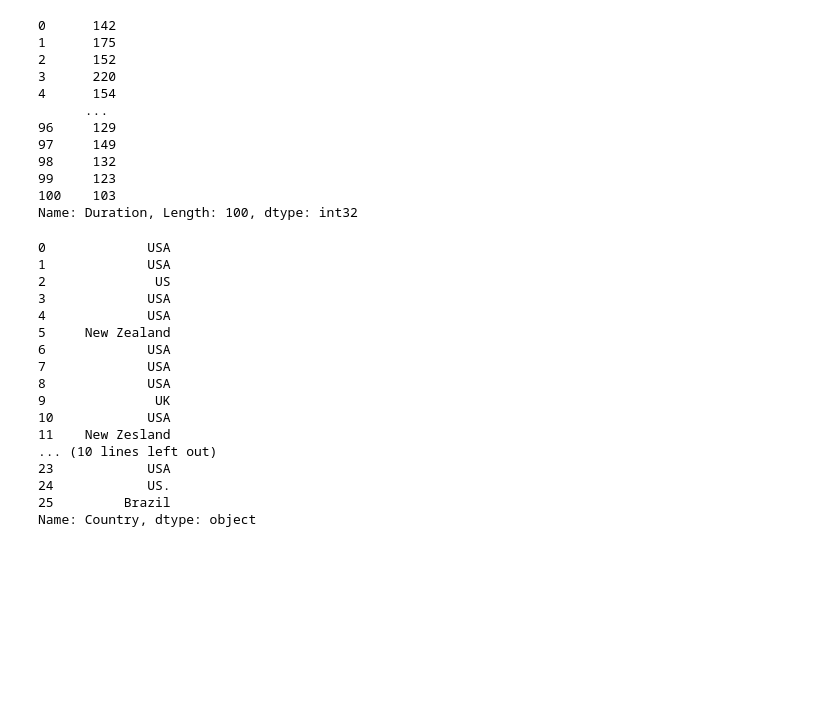
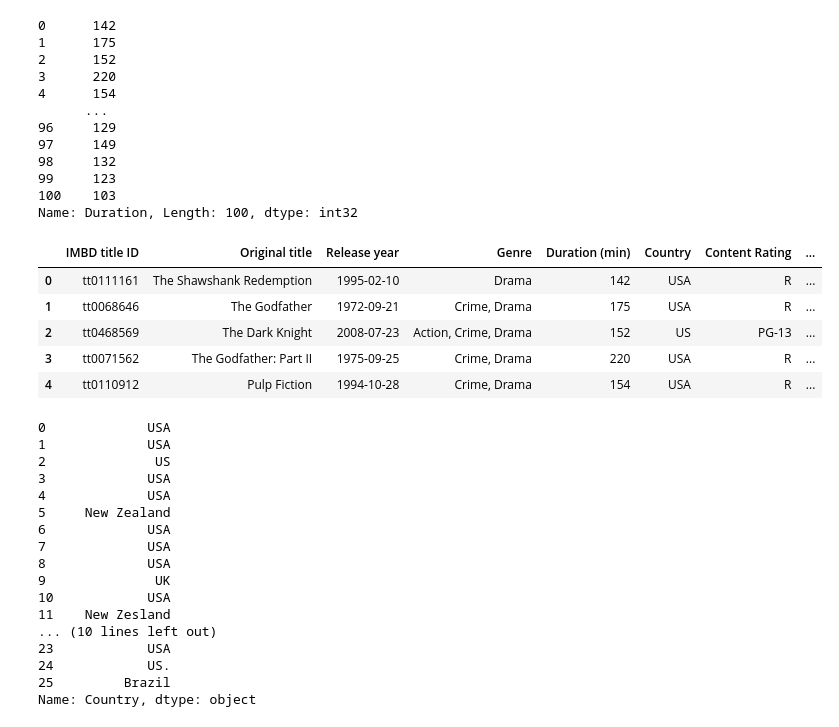
Before and after one commit to Ijaz-M1/IMDB_data_analysis, a Jupyter notebook: data_cleaning.ipynb, the cells around one changed output. Saved outputs shown, nothing was run; the diff lists cells and outputs as text; code cells hidden in the pictures; blank space fills up the shorter version.

Commit message:
added error handling, renamed duration column and created cleaned csv

```diff
--- a/data_cleaning.ipynb
+++ b/data_cleaning.ipynb
@@ -5,7 +5,10 @@ import numpy as np
 import matplotlib.pyplot as plt
 # %%
 # read the csv file
-df = pd.read_csv('IMDB.csv', delimiter=';')
+try:
+    df = pd.read_csv('IMDB.csv', delimiter=';')
+except FileNotFoundError as fnfe:
+    print(f"The requested file was not found - {fnfe}")
 # %% [markdown]
 # Step 1 - Understanding the data
 # %%
@@ -535,6 +536,17 @@ df['Duration']
 99     123
 100    103
 Name: Duration, Length: 100, dtype: int32
+# %%
+# rename duration column
+df.rename(columns={'Duration': 'Duration (min)'}, inplace=True)
+df.head()
+# %% [output]
+|  | IMBD title ID | Original title | Release year | Genre | Duration (min) | Country | Content Rating | ... |
+| 0 | tt0111161 | The Shawshank Redemption | 1995-02-10 | Drama | 142 | USA | R | ... |
+| 1 | tt0068646 | The Godfather | 1972-09-21 | Crime, Drama | 175 | USA | R | ... |
+| 2 | tt0468569 | The Dark Knight | 2008-07-23 | Action, Crime, Drama | 152 | US | PG-13 | ... |
+| 3 | tt0071562 | The Godfather: Part II | 1975-09-25 | Crime, Drama | 220 | USA | R | ... |
+| 4 | tt0110912 | Pulp Fiction | 1994-10-28 | Crime, Drama | 154 | USA | R | ... |
 # %%
 df.loc[:25,'Country']
 # %% [output]
```
Also changed, not shown: parts of 3 cells of this notebook.
